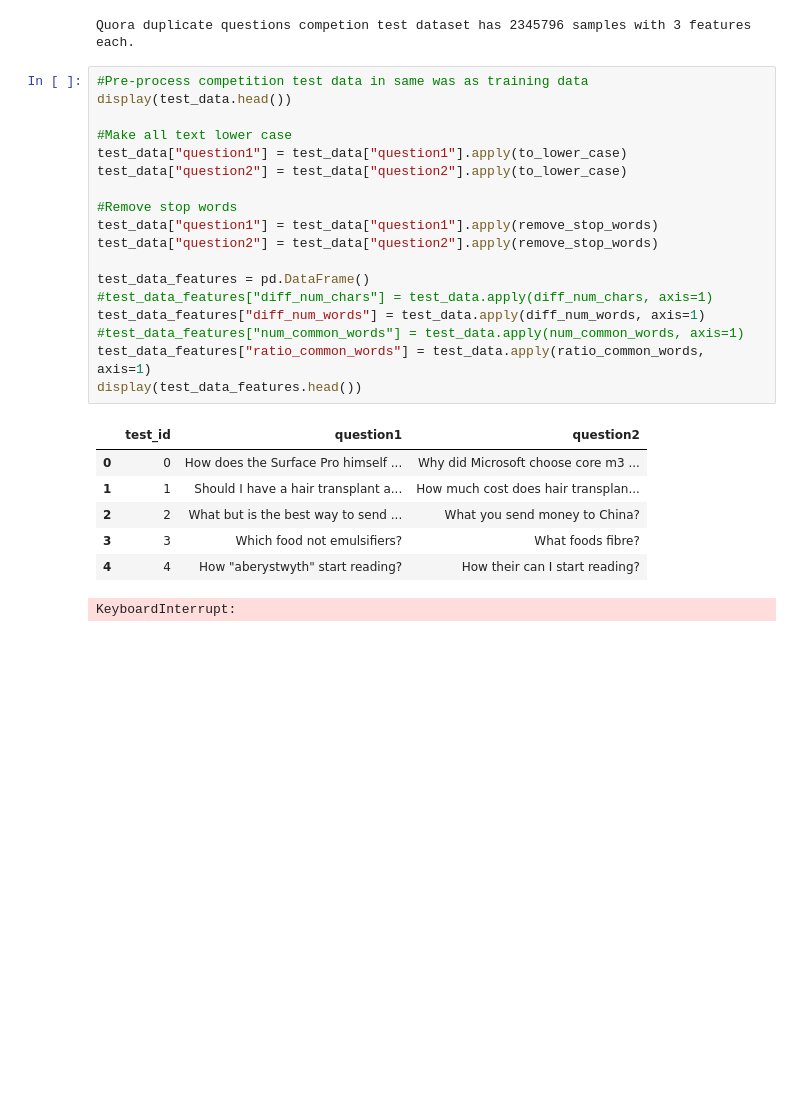
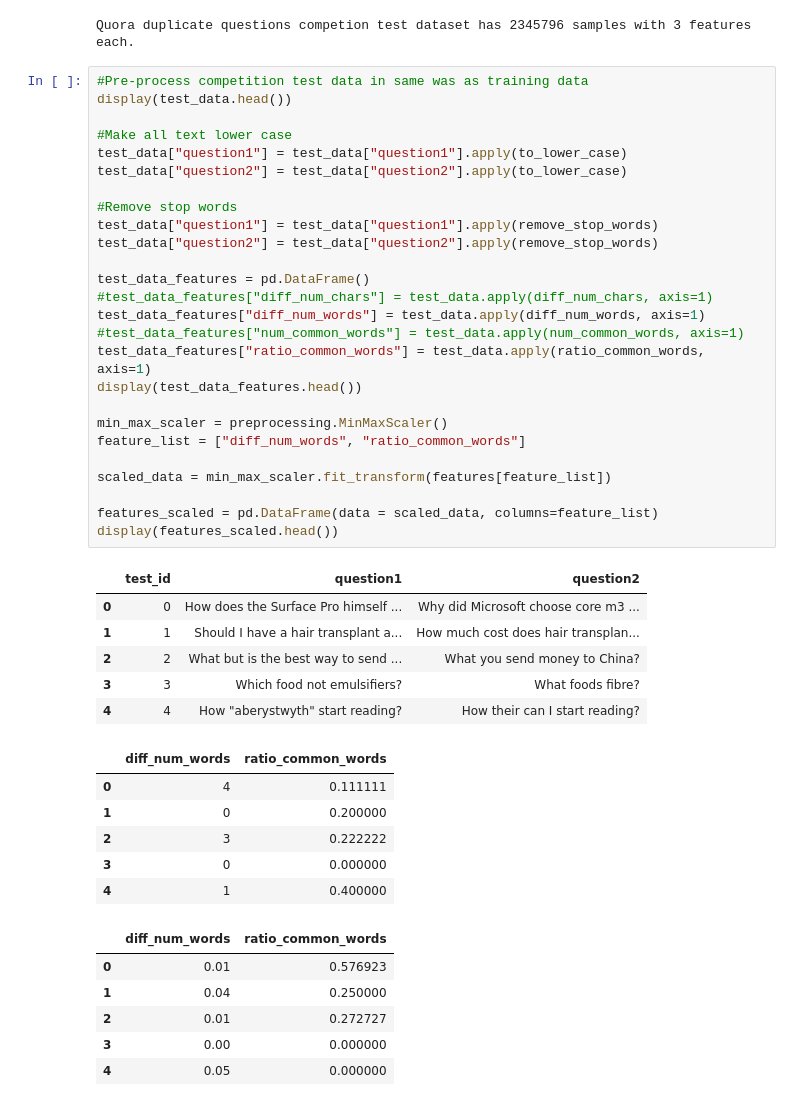
Before and after one commit to adammalpass/quora_duplicates, a Jupyter notebook: quora_duplicates.ipynb, the cells around one changed output. Cells and saved outputs as stored; diff of their text form; blank space fills up the shorter version.

```diff
--- a/quora_duplicates.ipynb
+++ b/quora_duplicates.ipynb
@@ -371,29 +389,48 @@ Quora duplicate questions competion test dataset has 2345796 samples with 3 feat
 # %%
 #Pre-process competition test data in same was as training data
 display(test_data.head())
 
 #Make all text lower case
 test_data["question1"] = test_data["question1"].apply(to_lower_case)
 test_data["question2"] = test_data["question2"].apply(to_lower_case)
 
 #Remove stop words
 test_data["question1"] = test_data["question1"].apply(remove_stop_words)
 test_data["question2"] = test_data["question2"].apply(remove_stop_words)
 
 test_data_features = pd.DataFrame()
 #test_data_features["diff_num_chars"] = test_data.apply(diff_num_chars, axis=1)
 test_data_features["diff_num_words"] = test_data.apply(diff_num_words, axis=1)
 #test_data_features["num_common_words"] = test_data.apply(num_common_words, axis=1)
 test_data_features["ratio_common_words"] = test_data.apply(ratio_common_words, axis=1)
 display(test_data_features.head())
+
+min_max_scaler = preprocessing.MinMaxScaler()
+feature_list = ["diff_num_words", "ratio_common_words"]
+
+scaled_data = min_max_scaler.fit_transform(features[feature_list])
+
+features_scaled = pd.DataFrame(data = scaled_data, columns=feature_list)
+display(features_scaled.head())
 # %% [output]
 |  | test_id | question1 | question2 |
 | 0 | 0 | How does the Surface Pro himself ... | Why did Microsoft choose core m3 ... |
 | 1 | 1 | Should I have a hair transplant a... | How much cost does hair transplan... |
 | 2 | 2 | What but is the best way to send ... | What you send money to China? |
 | 3 | 3 | Which food not emulsifiers? | What foods fibre? |
 | 4 | 4 | How "aberystwyth" start reading? | How their can I start reading? |
-KeyboardInterrupt:
+|  | diff_num_words | ratio_common_words |
+| 0 | 4 | 0.111111 |
+| 1 | 0 | 0.200000 |
+| 2 | 3 | 0.222222 |
+| 3 | 0 | 0.000000 |
+| 4 | 1 | 0.400000 |
+|  | diff_num_words | ratio_common_words |
+| 0 | 0.01 | 0.576923 |
+| 1 | 0.04 | 0.250000 |
+| 2 | 0.01 | 0.272727 |
+| 3 | 0.00 | 0.000000 |
+| 4 | 0.05 | 0.000000 |
 # %%
 test_predictions = reg.predict(test_data_features)
 #print "Test_data_features shape: ", test_data_features.shape
```
Also changed, not shown: parts of 6 cells of this notebook.
